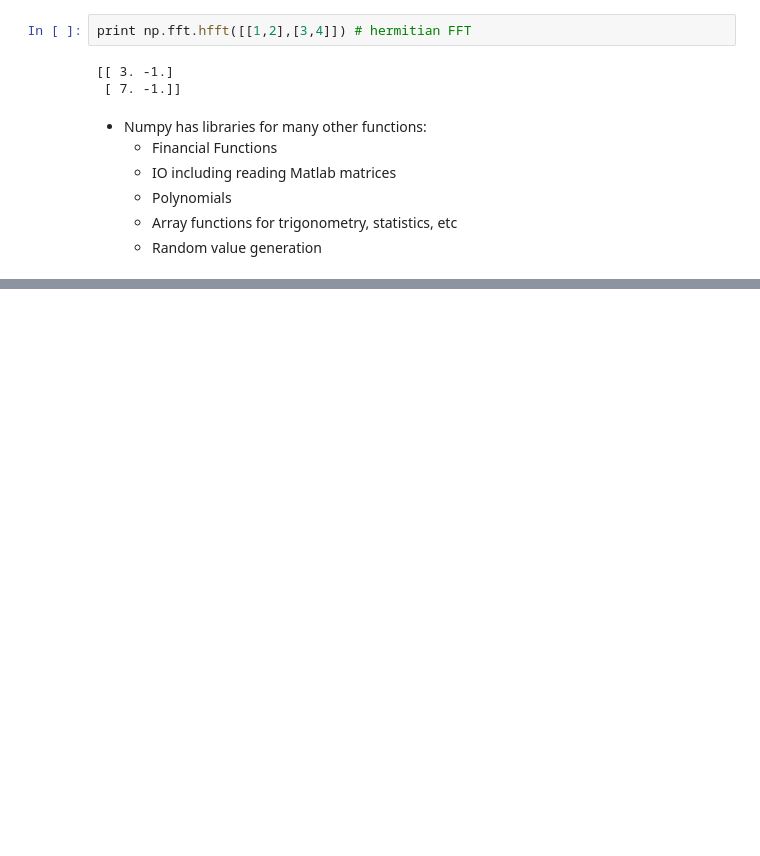
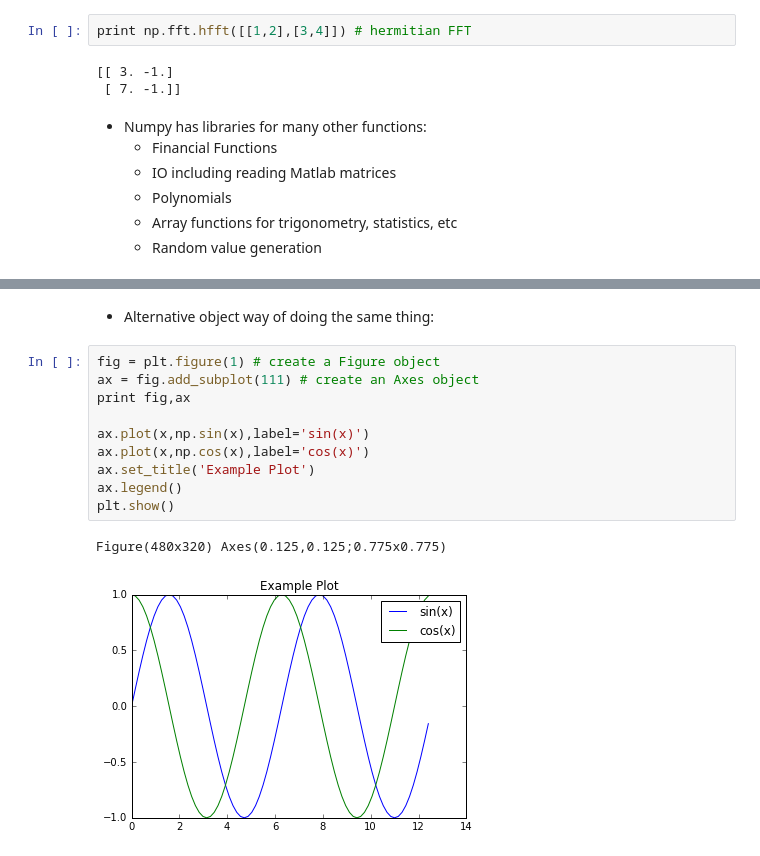
Before and after one commit to ericspod/Python-Talk, a Jupyter notebook: Presentation.ipynb, the cells around one changed output, grey strips where cells are left out. Saved outputs shown, nothing was run; the diff lists cells and outputs as text; blank space fills up the shorter version.

```diff
--- a/Presentation.ipynb
+++ b/Presentation.ipynb
@@ -1035,0 +1057,15 @@ print np.fft.hfft([[1,2],[3,4]]) # hermitian FFT
+# %% [markdown]
+ * Alternative object way of doing the same thing:
+# %%
+fig = plt.figure(1) # create a Figure object
+ax = fig.add_subplot(111) # create an Axes object
+print fig,ax
+
+ax.plot(x,np.sin(x),label='sin(x)')
+ax.plot(x,np.cos(x),label='cos(x)')
+ax.set_title('Example Plot')
+ax.legend()
+plt.show()
+# %% [output]
+Figure(480x320) Axes(0.125,0.125;0.775x0.775)
+[figure, added]
```
Also changed, not shown: parts of 16 cells of this notebook, 1 other file.
